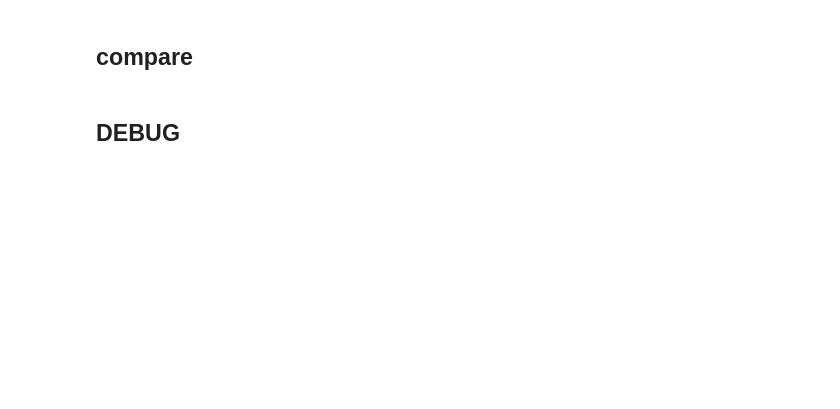
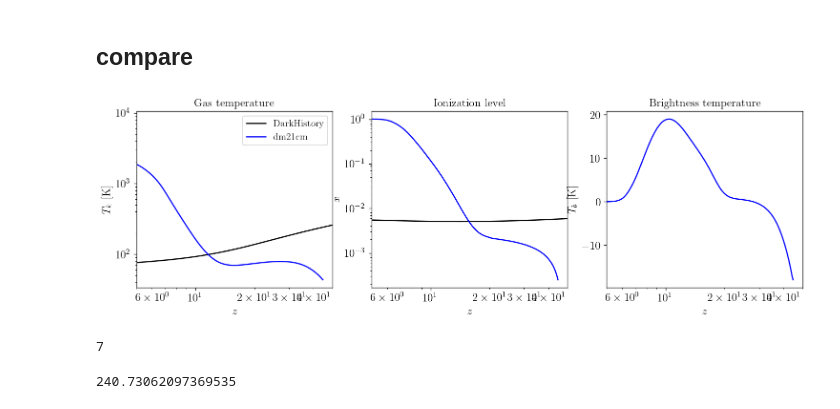
Before and after one commit to yitiansun/DM21cm, a Jupyter notebook: cross_check/compare_global.ipynb, the cells around one changed output. Saved outputs shown, nothing was run; the diff lists cells and outputs as text; code cells hidden in the pictures; blank space fills up the shorter version.

```diff
--- a/cross_check/compare_global.ipynb
+++ b/cross_check/compare_global.ipynb
@@ -20,11 +25,13 @@ from darkhistory.main import evolve as evolve_DH
 # %% [markdown]
 ## DMParam
 # %%
+run_name = 'phph_base'
+
 dm_params = DMParams(
     mode = 'swave',
     primary = 'phot_delta',
-    m_DM = 1e1,
-    sigmav = 1e-50,
+    m_DM = 1e10,
+    sigmav = 1e-23,
     struct_boost_model = 'erfc 1e-3',
 )
 # %% [markdown]
@@ -112,3 +132,33 @@ mpl.rc_file('../matplotlibrc')
+# %%
+def plot_global(dh_soln, soln):
+    fig, axs = plt.subplots(1, 3, figsize=(15, 4))
+
+    color_dict = {
+        'DH' : 'k',
+        '21' : 'b'
+    }
+
+    ax = axs[0]
+    ax.plot(dh_soln['rs'] - 1, dh_soln['Tm']/phys.kB, color=color_dict['DH'], label='DarkHistory')
+    ax.plot(soln['z'], soln['T_k'], color=color_dict['21'], label='dm21cm')
+    ax.set(xlim=(5, 50), xscale='log', yscale='log')
+    ax.set(xlabel='$z$', ylabel='$T_k$ [K]', title='Gas temperature')
+    ax.legend()
+
+    ax = axs[1]
+    ax.plot(dh_soln['rs'] - 1, dh_soln['x'][:, 0], color=color_dict['DH'], label='DarkHistory')
+    ax.plot(soln['z'], soln['x_e'], color=color_dict['21'], label='dm21cm')
+    ax.set(xlim=(5, 50), xscale='log', yscale='log')
+    ax.set(xlabel='$z$', ylabel='$x$', title='Ionization level')
+
+    ax = axs[2]
+    ax.plot(soln['z'], soln['T_b'], color=color_dict['21'], label='dm21cm')
+    ax.set(xlim=(5, 50), xscale='log')
+    ax.set(xlabel='$z$', ylabel='$T_b$ [K]', title='Brightness temperature')
 # %%
-dh_soln = pickle.load(open(f"../data/run_info/DH/ee_swave_soln.p", 'rb'))
-soln = np.load(f"../data/run_info/ee_swave_records.npy", allow_pickle=True).item()
+run_name = 'phph_base'
+dh_soln = pickle.load(open(f"../data/run_info/DH/{run_name}_soln.p", 'rb'))
+soln = np.load(f"../data/run_info/{run_name}_records.npy", allow_pickle=True).item()
+plot_global(dh_soln, soln)
+# %% [output]
+[figure, added]
@@ -128,2 +164,0 @@ ax.set(xlim=(5, 50))
-# %% [markdown]
-## DEBUG
@@ -129,0 +167,8 @@ ax.set(xlim=(5, 50))
+# %%
+np.searchsorted(soln['rs'][::-1], 45)
+# %% [output]
+7
+# %%
+soln['Tm'][::-1][7] / phys.kB
+# %% [output]
+240.73062097369535
```
Also changed, not shown: parts of 8 cells of this notebook, 1 other file.
